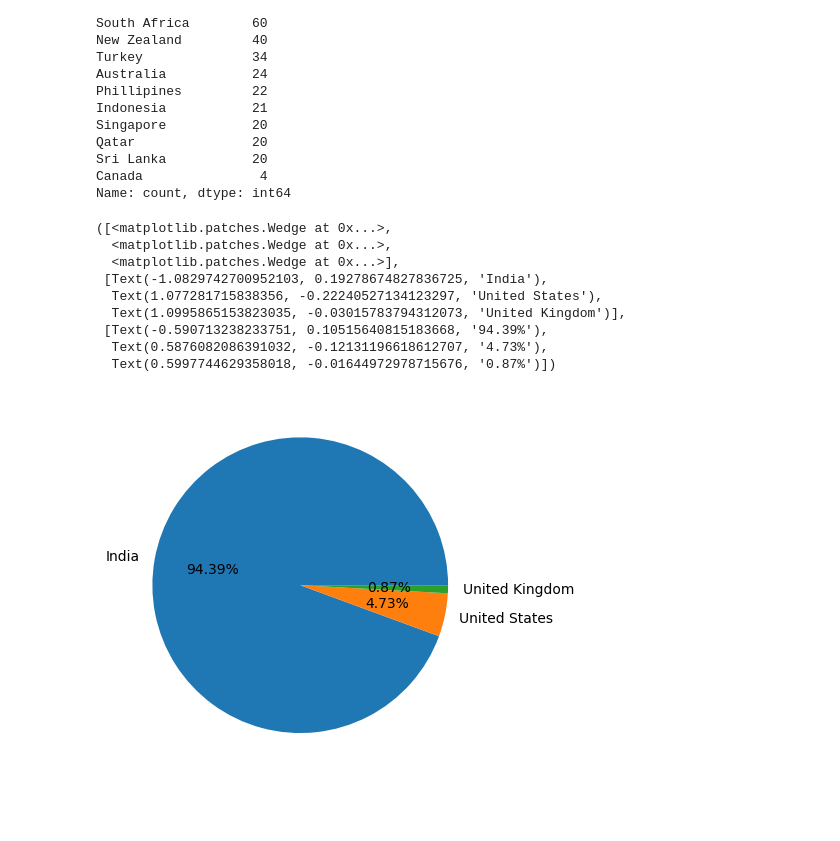
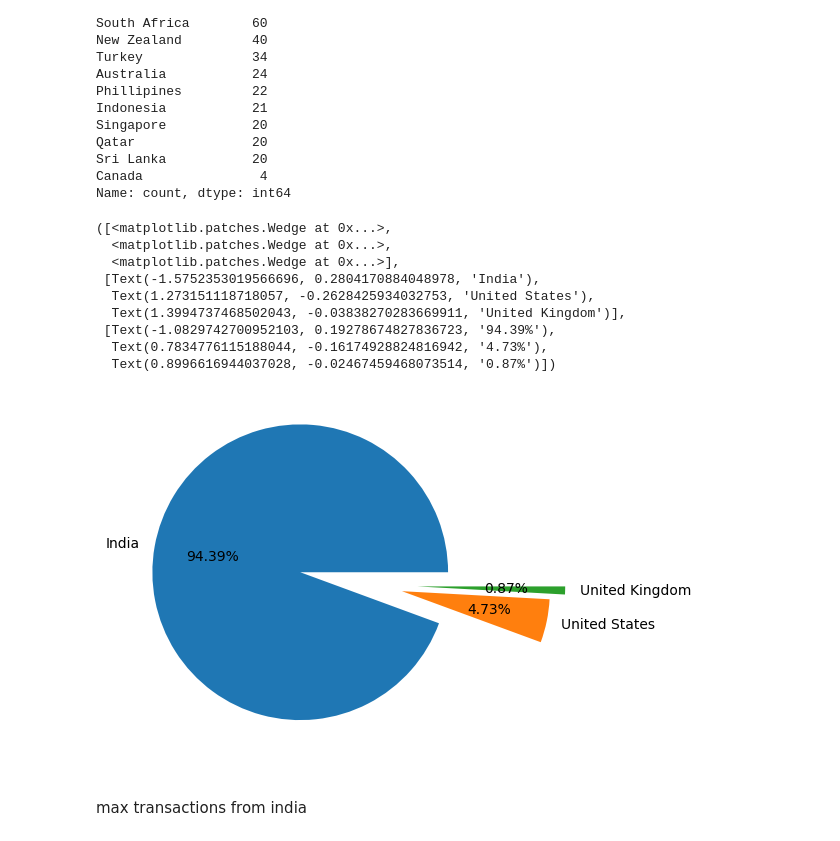
Before and after one commit to FasilHameed/Zomato-EDA-PROJECT, a Jupyter notebook: Project File.ipynb, the cells around one changed output. Cells and saved outputs as stored; diff of their text form; code cells hidden in the pictures; blank space fills up the shorter version.

Commit message:
basic visuals

```diff
--- a/Project File.ipynb
+++ b/Project File.ipynb
@@ -215,13 +216,16 @@ country_values=final_df.Country.value_counts().values
 # %%
-plt.pie(country_values[:3],labels=country_names[:3],autopct='%1.2f%%')
+# plot pie chart
+plt.pie(country_values[:3],labels=country_names[:3],autopct='%1.2f%%',explode=[0.5,0.2,0.3])
 # %% [output]
 ([<matplotlib.patches.Wedge at 0x...>,
   <matplotlib.patches.Wedge at 0x...>,
   <matplotlib.patches.Wedge at 0x...>],
- [Text(-1.0829742700952103, 0.19278674827836725, 'India'),
-  Text(1.077281715838356, -0.22240527134123297, 'United States'),
-  Text(1.0995865153823035, -0.03015783794312073, 'United Kingdom')],
- [Text(-0.590713238233751, 0.10515640815183668, '94.39%'),
-  Text(0.5876082086391032, -0.12131196618612707, '4.73%'),
-  Text(0.5997744629358018, -0.01644972978715676, '0.87%')])
+ [Text(-1.5752353019566696, 0.2804170884048978, 'India'),
+  Text(1.273151118718057, -0.2628425934032753, 'United States'),
+  Text(1.3994737468502043, -0.03838270283669911, 'United Kingdom')],
+ [Text(-1.0829742700952103, 0.19278674827836723, '94.39%'),
+  Text(0.7834776115188044, -0.16174928824816942, '4.73%'),
+  Text(0.8996616944037028, -0.02467459468073514, '0.87%')])
-[figure, old version]
+[figure, new version]
+# %% [markdown]
+max transactions from india
```
Also changed, not shown: parts of 10 cells of this notebook.
